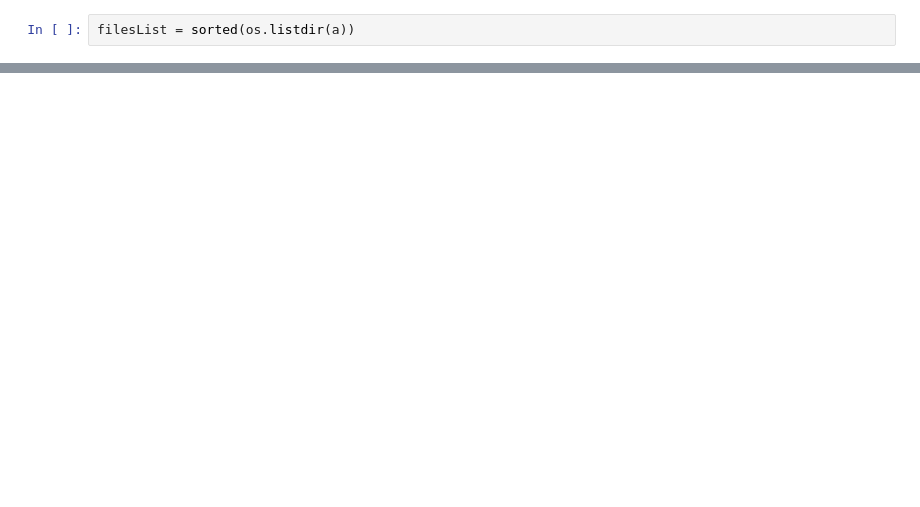
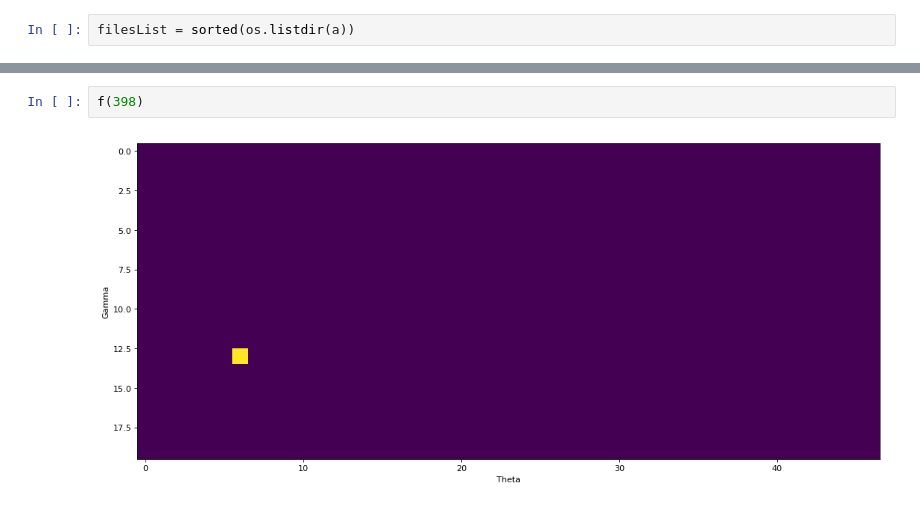
Before and after one commit to acuzzio/GridQuantumPropagator, a Jupyter notebook: Scripts/Heatmaps2d.ipynb, the cells around one changed output, grey strips where cells are left out. Saved outputs shown, nothing was run; the diff lists cells and outputs as text; blank space fills up the shorter version.

```diff
--- a/Scripts/Heatmaps2d.ipynb
+++ b/Scripts/Heatmaps2d.ipynb
@@ -34,0 +59,4 @@ interactive(children=(IntSlider(value=0, description='x', max=313), Output()), _
+# %%
+f(398)
+# %% [output]
+[figure, added]
```
Also changed, not shown: parts of 8 cells of this notebook, 5 other files.
